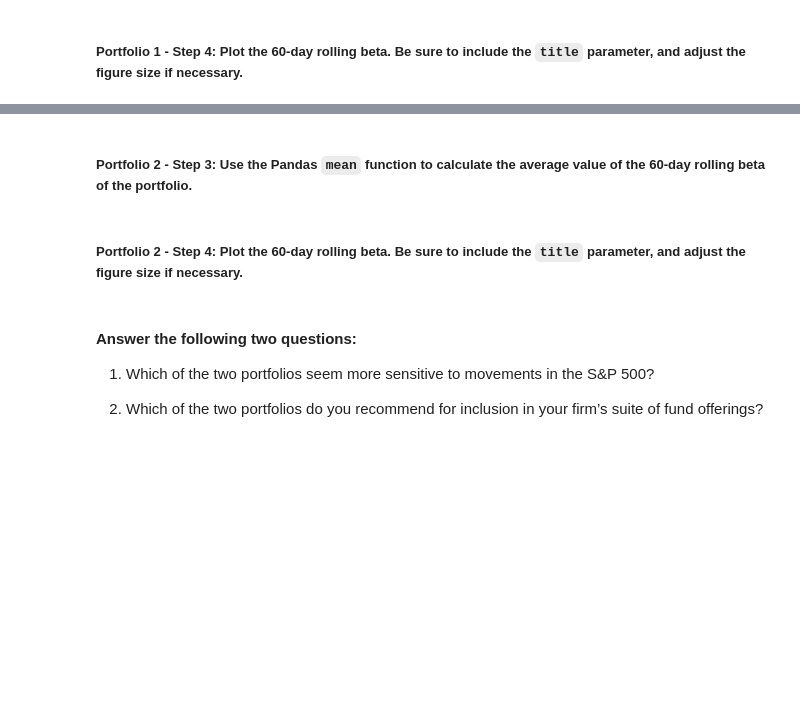
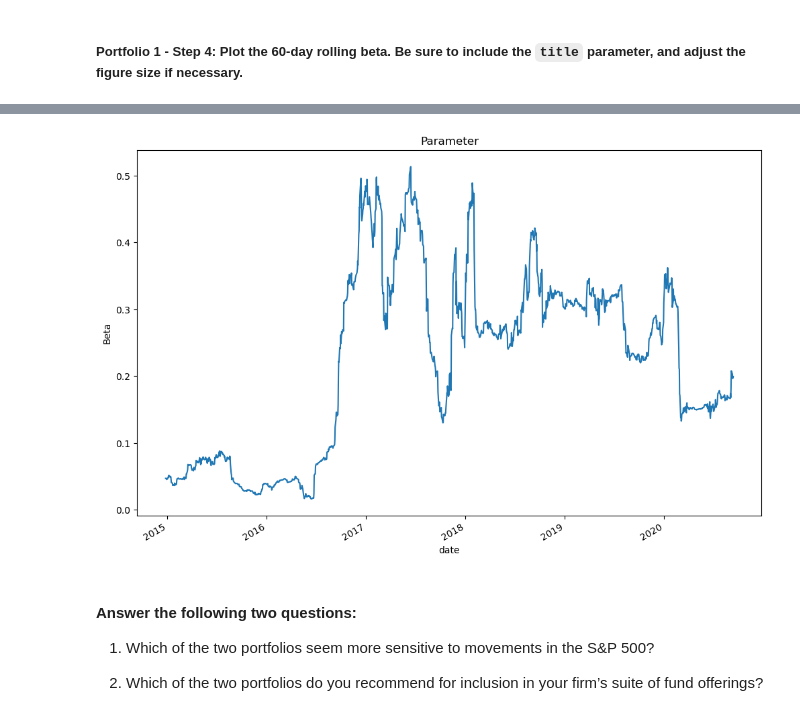
Before and after one commit to patogogo/risk_return_Ch4, a Jupyter notebook: Challenge4/risk_return_analysis.ipynb, the cells around one changed output, grey strips where cells are left out. Saved outputs shown, nothing was run; the diff lists cells and outputs as text; code cells hidden in the pictures; blank space fills up the shorter version.

```diff
--- a/Challenge4/risk_return_analysis.ipynb
+++ b/Challenge4/risk_return_analysis.ipynb
@@ -485,6 +487,11 @@ AttributeError: 'numpy.float64' object has no attribute 'plot'
+# %%
+beta_portfolio_berkshire.plot(figsize=(12,8))
+plt.title('Parameter')
+plt.ylabel('Beta')
+plt.show()
+# %% [output]
+[figure, added]
 # %%
 # Calculate the beta based on the 60-day rolling covariance compared to the market (S&P 500)
 # Review the last five rows of the beta information
 # YOUR CODE HERE
-# %% [markdown]
-##### Portfolio 2 - Step 3: Use the Pandas `mean` function to calculate the average value of the 60-day rolling beta of the portfolio.
@@ -494,2 +497,0 @@ AttributeError: 'numpy.float64' object has no attribute 'plot'
-# %% [markdown]
-##### Portfolio 2 - Step 4: Plot the 60-day rolling beta. Be sure to include the `title` parameter, and adjust the figure size if necessary.
```
Also changed, not shown: parts of 18 cells of this notebook.
